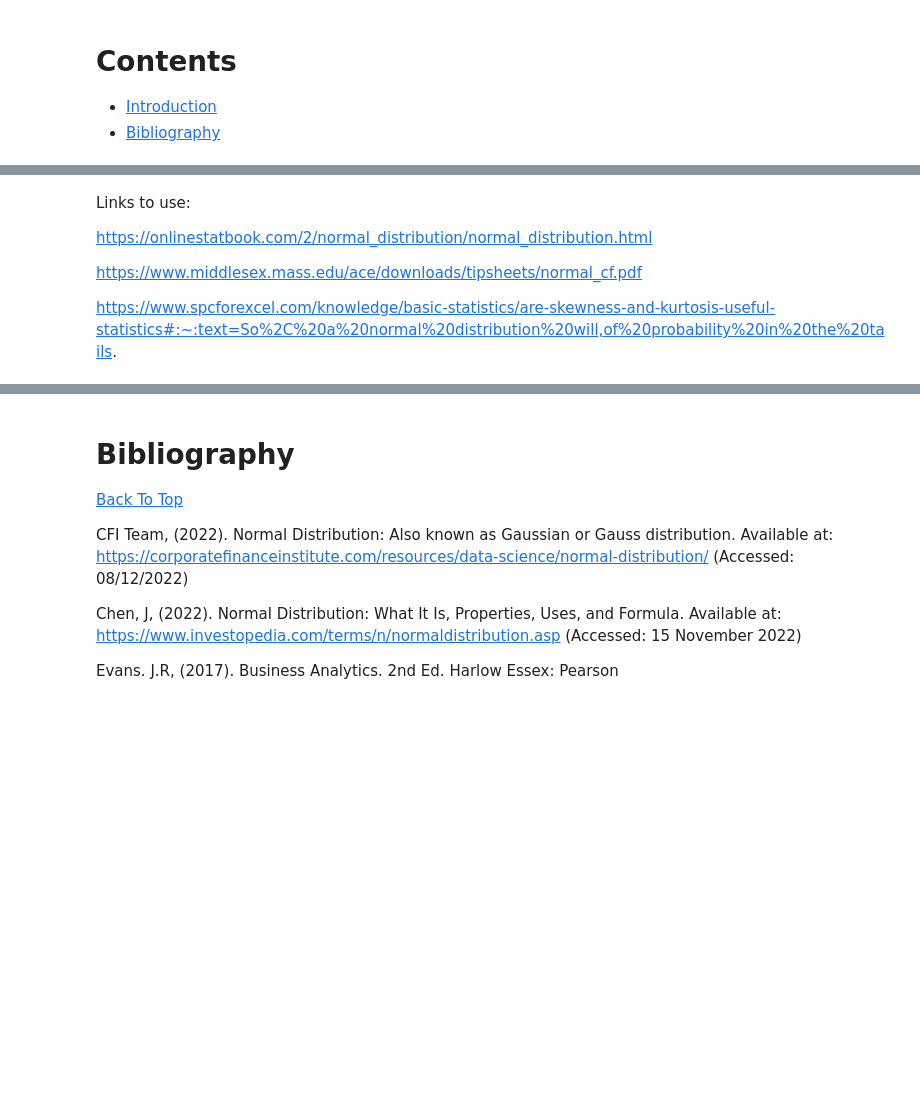
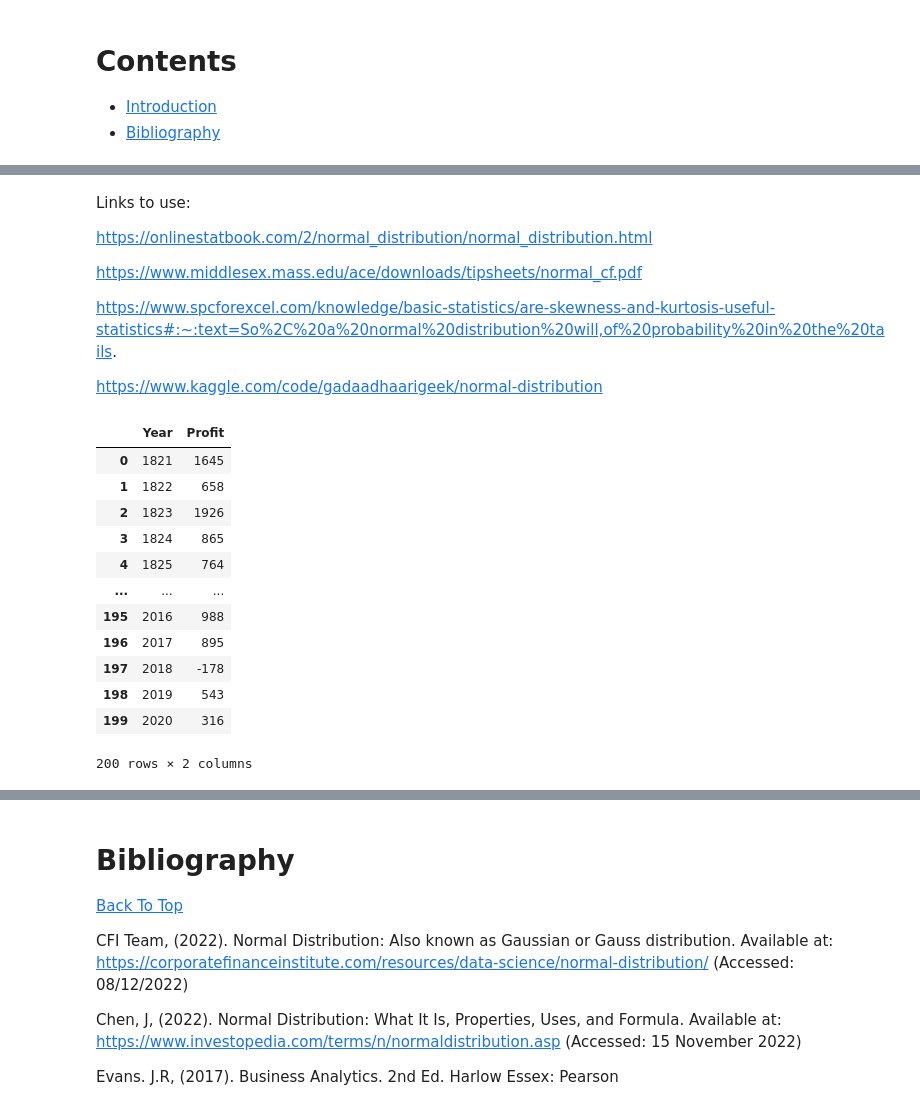
Before and after one commit to elainetynan/funddata-assessment, a Jupyter notebook: normalDistribution/NormalDistribution.ipynb, the cells around one changed output, grey strips where cells are left out. Saved outputs shown, nothing was run; the diff lists cells and outputs as text; code cells hidden in the pictures; blank space fills up the shorter version.

```diff
--- a/normalDistribution/NormalDistribution.ipynb
+++ b/normalDistribution/NormalDistribution.ipynb
@@ -41,6 +41,8 @@ https://onlinestatbook.com/2/normal_distribution/normal_distribution.html
 https://www.middlesex.mass.edu/ace/downloads/tipsheets/normal_cf.pdf
 
 https://www.spcforexcel.com/knowledge/basic-statistics/are-skewness-and-kurtosis-useful-statistics#:~:text=So%2C%20a%20normal%20distribution%20will,of%20probability%20in%20the%20tails.
+
+https://www.kaggle.com/code/gadaadhaarigeek/normal-distribution
 # %%
 import numpy as np
 import matplotlib.pyplot as plt
@@ -46,0 +51,20 @@ import matplotlib.pyplot as plt
+# %%
+# Normally distributed data from Kaggle
+# Ref: https://www.kaggle.com/datasets/tinasoni/normal-distribution-data/discussion?resource=download&select=CompanyABCProfit.csv
+
+df = pd.read_csv('data/CompanyABCProfit.csv')
+df
+# %% [output]
+|  | Year | Profit |
+| 0 | 1821 | 1645 |
+| 1 | 1822 | 658 |
+| 2 | 1823 | 1926 |
+| 3 | 1824 | 865 |
+| 4 | 1825 | 764 |
+| ... | ... | ... |
+| 195 | 2016 | 988 |
+| 196 | 2017 | 895 |
+| 197 | 2018 | -178 |
+| 198 | 2019 | 543 |
+| 199 | 2020 | 316 |
+200 rows × 2 columns
```
Also changed, not shown: parts of 2 cells of this notebook, 1 other file.
